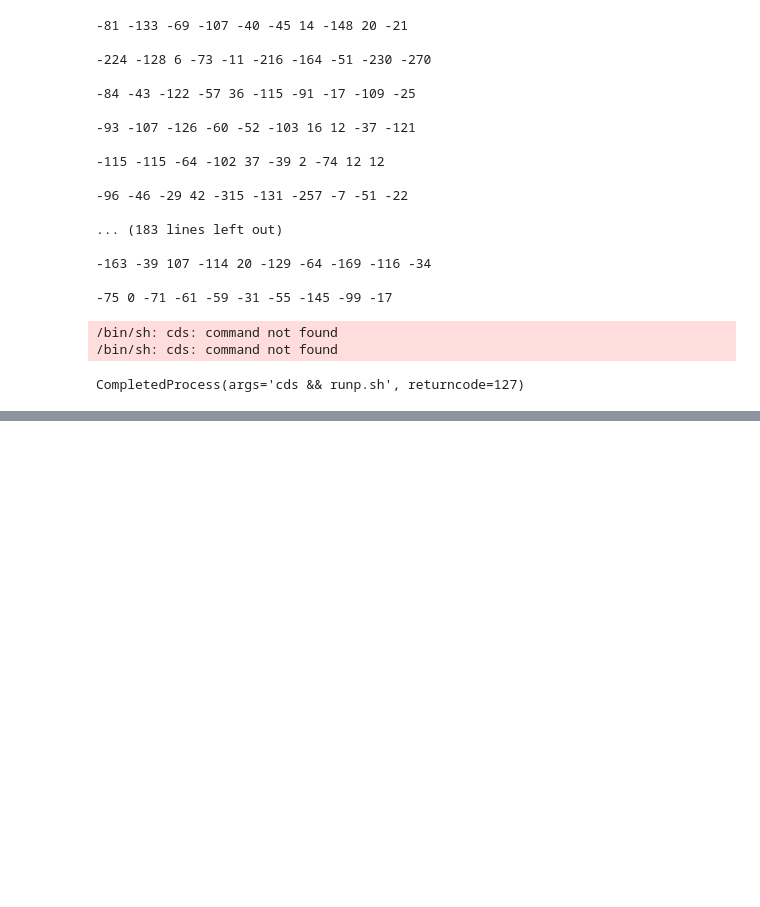
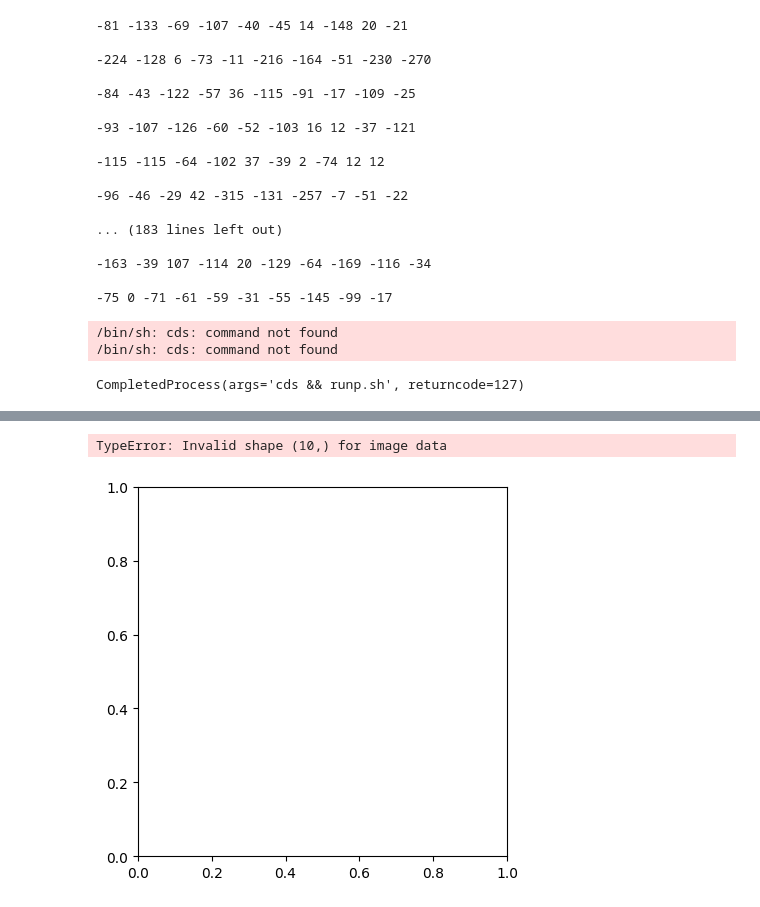
Before and after one commit to valmyr/ConvNetVerilog, a Jupyter notebook: Image.ipynb, the cells around one changed output, grey strips where cells are left out. Saved outputs shown, nothing was run; the diff lists cells and outputs as text; code cells hidden in the pictures; blank space fills up the shorter version.

```diff
--- a/Image.ipynb
+++ b/Image.ipynb
@@ -494,0 +531,5 @@ h = np.array([np.exp(a[i]/2**n)/s for i in range(len(a))])
+# %%
+plt.imshow(h)
+# %% [output]
+TypeError: Invalid shape (10,) for image data
+[figure, added]
```
Also changed, not shown: parts of 22 cells of this notebook, 20 other files.
